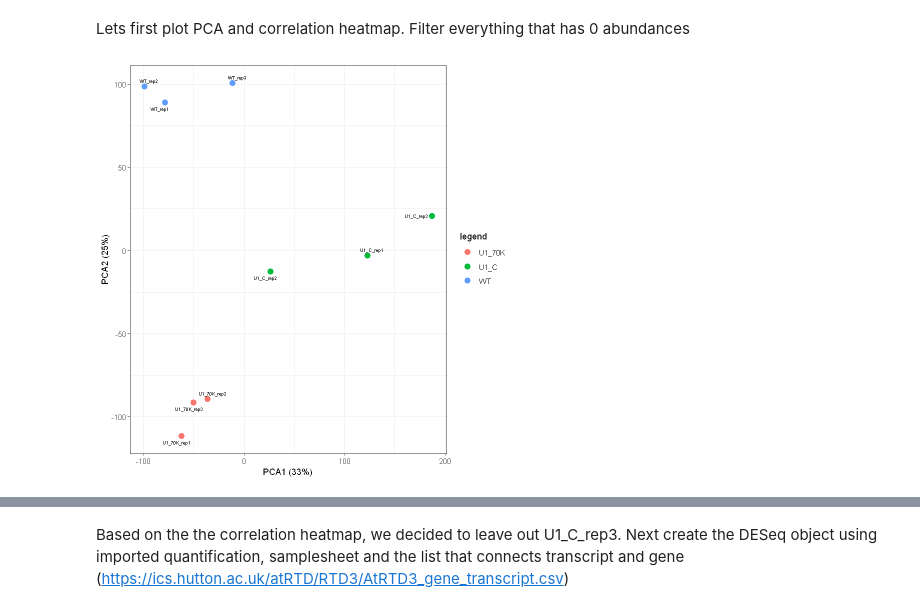
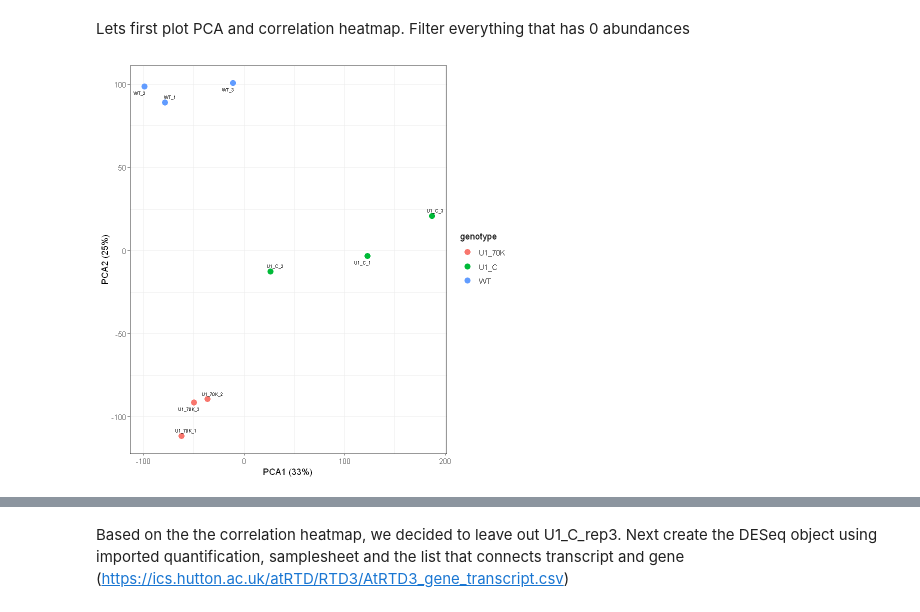
Before and after one commit to WeberJoachim/Mangilet_et_al_2023, a Jupyter notebook: shortread_RNAseq/Differential_gene_expression_and_alternative_splicing_analysis.ipynb, the cells around one changed output, grey strips where cells are left out. Saved outputs shown, nothing was run; the diff lists cells and outputs as text; code cells hidden in the pictures.

```diff
--- a/shortread_RNAseq/Differential_gene_expression_and_alternative_splicing_analysis.ipynb
+++ b/shortread_RNAseq/Differential_gene_expression_and_alternative_splicing_analysis.ipynb
@@ -14,6 +24,6 @@ First read the samplesheet and define the Path to the quant.sf files, produced b
 samples = read.csv("samplesheet.csv", row.names = 1)
 rownames(samples) = samples$alias
 
-files = file.path("quant", paste0(samples$alias, "_quant"), "quant.sf")
+files = file.path("results/quant", paste0(samples$alias, "_quant"), "quant.sf")
 names(files) = samples$alias
 all(file.exists(files))
@@ -27,28 +35,32 @@ txi = tximport(files, type = "salmon", tx2gene = tx2gene)
 # %% [markdown]
 Lets first plot PCA and correlation heatmap. Filter everything that has 0 abundances
 # %%
-df = txi$abundance
+df              = txi$abundance
 
-keep <- !apply(df,1,function(x) all(x == 0))
-df <- df[keep,]
+#filter 0 count rows
+keep            = !apply(df,1,function(x) all(x == 0))
+df              = df[keep,]
 
-df = t(df)
-pca_object <- prcomp(df, scale=T)
-summary = summary(pca_object)
-loadings <- pca_object$rotation
-scores <- data.frame(pca_object$x)
-legend <- gsub("_rep[1,2,3]","",row.names(scores))
-scores$label <- row.names(scores)
+#prepare PCA
+df              = t(df)
+pca_object      = prcomp(df, scale=T)
+summary         = summary(pca_object)
+loadings        = pca_object$rotation
+scores          = data.frame(pca_object$x)
+legend          = gsub("_rep[1,2,3]","",row.names(scores))
+scores$label    = row.names(scores)
+scores$genotype = substr(scores$label, start = 1, stop = nchar(scores$label)-2)
 # %%
-#PCA 1 and 2
-pca1 <- ggplot(data=scores,aes(x = PC1, y = PC2, color = legend)) +
-geom_point(size=3)+
+#PCA for PC1 and PC2
+
+pca1 <- ggplot(data=scores,aes(x = PC1, y = PC2, color = genotype)) +
+  geom_point(size=3) +
   theme_bw() +
   geom_text_repel(aes(label=label),size=2,color="black")+
   labs(x = paste0("PCA1 (",round(summary$importance[2,1]*100),"%)"),
        y = paste0("PCA2 (",round(summary$importance[2,2]*100),"%)"))
 
 pca1
 # %% [output]
-[figure, old version]
+[figure, new version]
 # %%
```
Also changed, not shown: parts of 25 cells of this notebook, 11 other files.
